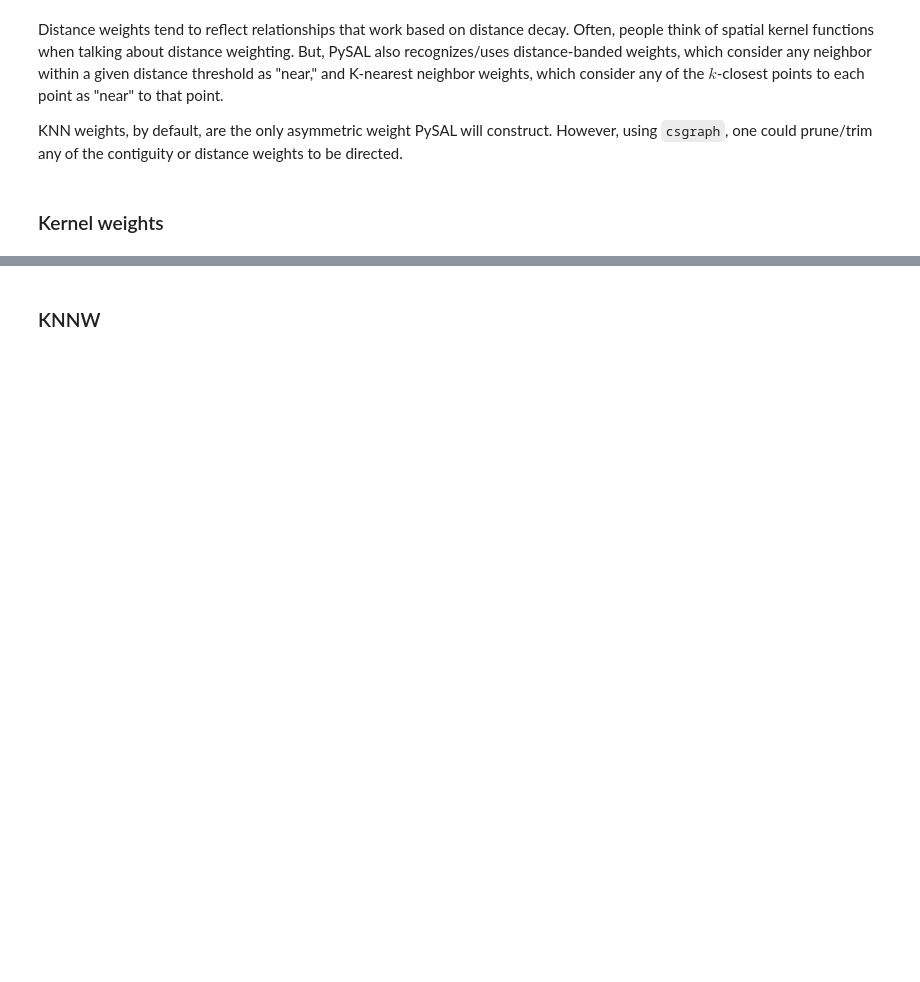
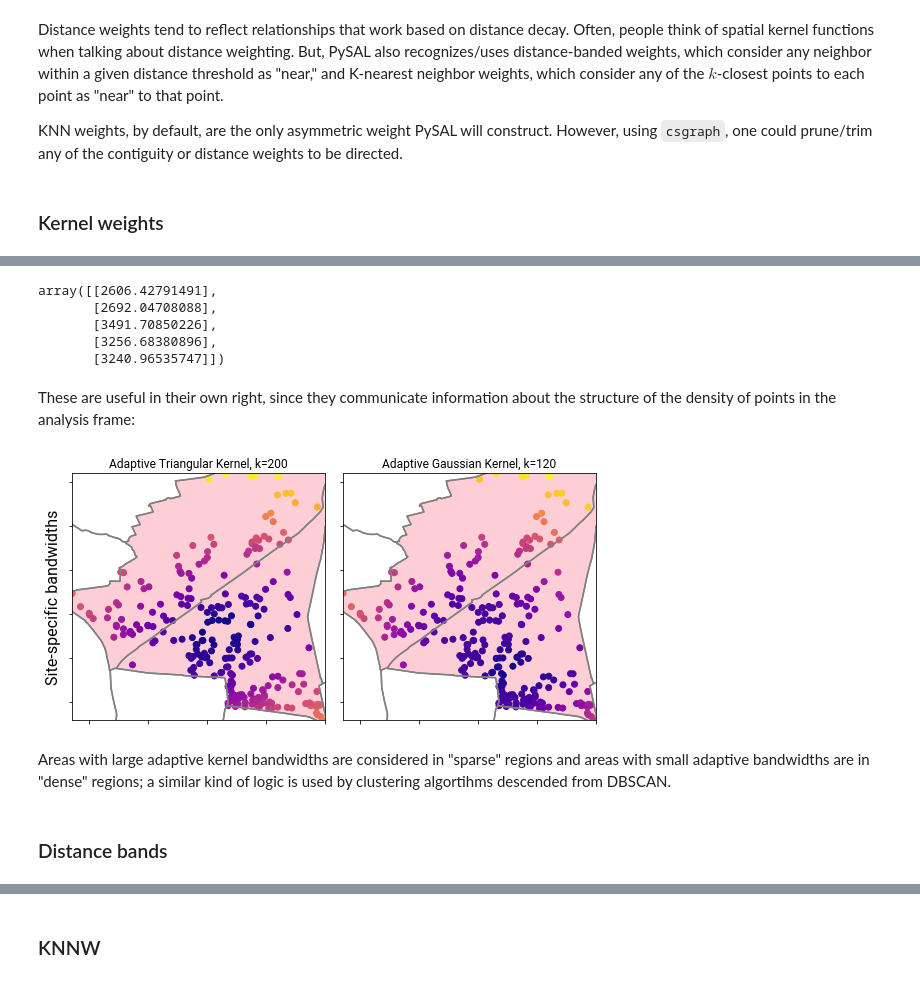
Before and after one commit to ljwolf/geopython, a Jupyter notebook: sds1.ipynb, the cells around one changed output, grey strips where cells are left out. Saved outputs shown, nothing was run; the diff lists cells and outputs as text; code cells hidden in the pictures; blank space fills up the shorter version.

```diff
--- a/sds1.ipynb
+++ b/sds1.ipynb
@@ -425,0 +545,31 @@ KeyboardInterrupt:
+# %%
+Wkernel_adaptive.bandwidth[0:5]
+# %% [output]
+array([[2606.42791491],
+       [2692.04708088],
+       [3491.70850226],
+       [3256.68380896],
+       [3240.96535747]])
+# %% [markdown]
+These are useful in their own right, since they communicate information about the structure of the density of points in the analysis frame:
+# %%
+f,ax = plt.subplots(1,2,figsize=(8,4))
+pkow_listings.assign(bandwidths=Wkernel_adaptive.bandwidth).plot('bandwidths', cmap='plasma',ax=ax[0])
+pkow_listings.assign(bandwidths=Wkernel_adaptive_gaussian.bandwidth).plot('bandwidths', cmap='plasma',ax=ax[1])
+for i in range(2):
+    neighbourhoods.boundary.plot(color='grey', ax=ax[i])
+    neighbourhoods[neighbourhoods.neighbourhood.str.startswith('Pankow')].plot(ax=ax[i], zorder=-1, alpha=.2)
+    ax[i].axis(pkow_listings.total_bounds[np.asarray([0,2,1,3])])
+    ax[i].set_xticklabels([])
+    ax[i].set_yticklabels([])
+ax[0].set_title("Adaptive Triangular Kernel, k=200")
+ax[0].set_ylabel("Site-specific bandwidths", fontsize=16)
+ax[1].set_title("Adaptive Gaussian Kernel, k=120")
+f.tight_layout()
+plt.show()
+# %% [output]
+[figure, added]
+# %% [markdown]
+Areas with large adaptive kernel bandwidths are considered in "sparse" regions and areas with small adaptive bandwidths are in "dense" regions; a similar kind of logic is used by clustering algortihms descended from DBSCAN.
+# %% [markdown]
+### Distance bands
```
Also changed, not shown: parts of 54 cells of this notebook.
